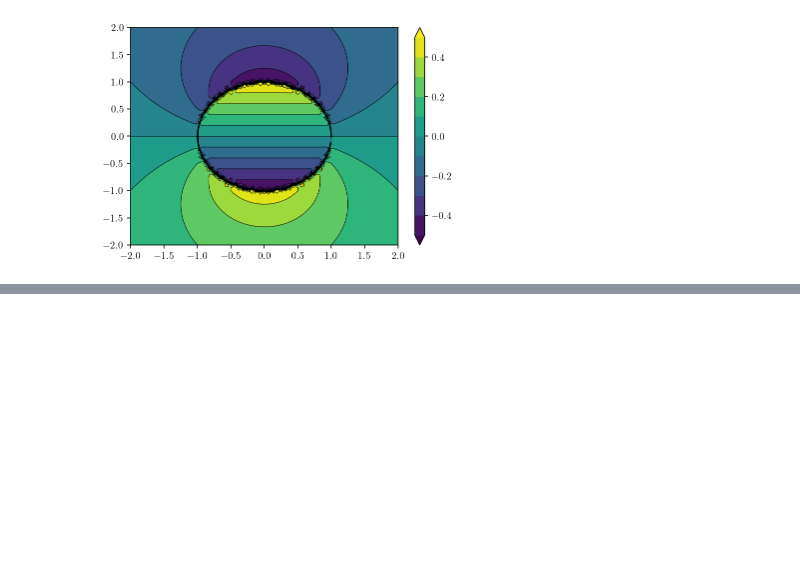
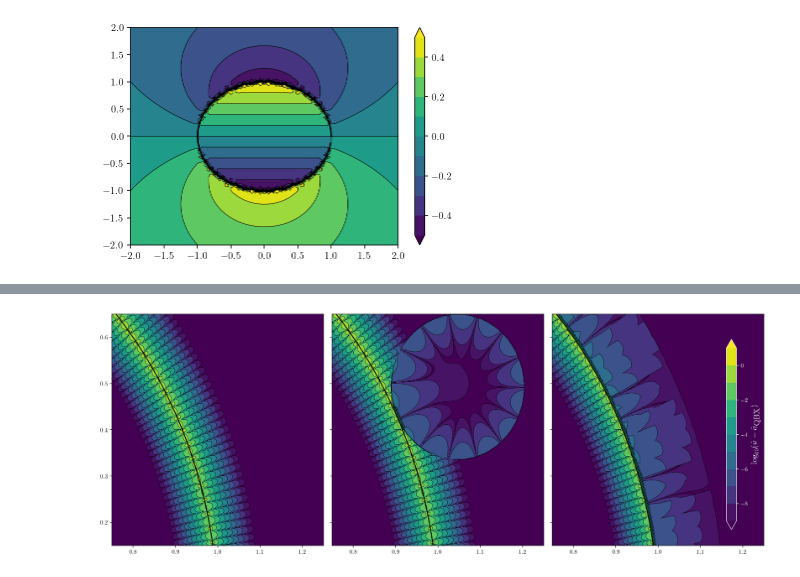
Before and after one commit to tbenthompson/tectosaur2, a Jupyter notebook: part1_nearfield.ipynb, the cells around one changed output, grey strips where cells are left out. Cells and saved outputs as stored; diff of their text form; code cells hidden in the pictures; blank space fills up the shorter version.

```diff
--- a/part1_nearfield.ipynb
+++ b/part1_nearfield.ipynb
@@ -176,0 +423,67 @@ plt.show()
+# %%
+qbx_p = 8
+Qexpand, qbx_center_x, qbx_center_y, qbx_r = qbx_expand_matrix(surface, quad_rule, qbx_p = qbx_p, mult = 5.0, direction = 1.0)
+qbx_coeffs = Qexpand.dot(surface[1])
+# %%
+use_idx = int(0.07 * n)
+r = np.sqrt((obsx - qbx_center_x[use_idx]) ** 2 + (obsy - qbx_center_y[use_idx]) ** 2)
+rcenter = np.sqrt((obsx - 0) ** 2 + (obsy - 0) ** 2)
+use_qbx = np.where((r <= qbx_r[use_idx]))
+
+Qeval_obs = qbx_eval_matrix(obsx[use_qbx].reshape((-1,1)), obsy[use_qbx].reshape((-1,1)), qbx_center_x[use_idx:use_idx+1], qbx_center_y[use_idx:use_idx+1], qbx_p = qbx_p)
+
+bie_eval_qbx = bie_eval.copy()
+bie_eval_qbx[use_qbx] = 0
+for L in range(qbx_p):
+    bie_eval_qbx[use_qbx] += np.real(Qeval_obs[:,0,L] * qbx_coeffs[use_idx, L])
+# %%
+bie_eval_full_qbx = qbx_interior_eval(surface, quad_rule, surface[1], obsx, obsy, qbx_center_x, qbx_center_y, qbx_coeffs)
+# %%
+fig, axes = plt.subplots(nrows=1, ncols=3, figsize = (16,6))
+plt.subplot(1,3,1)
+logerror = np.log10(np.abs(bie_eval_high - bie_eval))
+logerror[np.isinf(logerror)]=-17.0
+plt.plot(surface[0], surface[1], 'k-', linewidth=1.5)
+error_levels = np.linspace(-9, 1, 11)
+cntf = plt.contourf(xs, ys, logerror, levels=error_levels, extend="both")
+plt.contour(xs, ys, logerror, colors='k', linestyles='-', linewidths=0.5, levels=error_levels, extend="both")
+plt.xlim(zoomx)
+plt.ylim(zoomy)
+
+plt.subplot(1,3,2)
+logerror = np.log10(np.abs(bie_eval_high - bie_eval_qbx))
+logerror[np.isinf(logerror)]=-17.0
+plt.plot(surface[0], surface[1], 'k-', linewidth=1.5)
+cntf = plt.contourf(xs, ys, logerror, levels=error_levels, extend="both")
+plt.contour(xs, ys, logerror, colors='k', linestyles='-', linewidths=0.5, levels=error_levels, extend="both")
+plt.xlim(zoomx)
+plt.ylim(zoomy)
+ax = plt.gca()
+plt.gca().axes.yaxis.set_ticklabels([])
+
+plt.subplot(1,3,3)
+logerror = np.log10(np.abs(bie_eval_high - bie_eval_full_qbx))
+logerror[np.isinf(logerror)]=-17.0
+plt.plot(surface[0], surface[1], 'k-', linewidth=1.5)
+cntf = plt.contourf(xs, ys, logerror, levels=error_levels, extend="both")
+plt.contour(xs, ys, logerror, colors='k', linestyles='-', linewidths=0.5, levels=error_levels, extend="both")
+plt.xlim(zoomx)
+plt.ylim(zoomy)
+ax = plt.gca()
+plt.gca().axes.yaxis.set_ticklabels([])
+
+#fig.subplots_adjust(right=0.95)
+cbar_ax = fig.add_axes([0.935, 0.125, 0.015, 0.75])
+cb = fig.colorbar(cntf, cax=cbar_ax)
+
+cb.set_label('$\log_{10}(\hat{u} - \hat{u}_{\\textrm{QBX}})$', color='w', fontsize=14)
+cb.ax.yaxis.set_tick_params(color='w')
+cb.outline.set_edgecolor('w')
+cbytick_obj = plt.getp(cb.ax.axes, 'yticklabels')
+plt.setp(cbytick_obj, color='w')
+
+plt.tight_layout()
+plt.savefig('qbx.pdf')
+plt.show()
+# %% [output]
+[figure, added]
```
Also changed, not shown: parts of 41 cells of this notebook, 2 other files.
